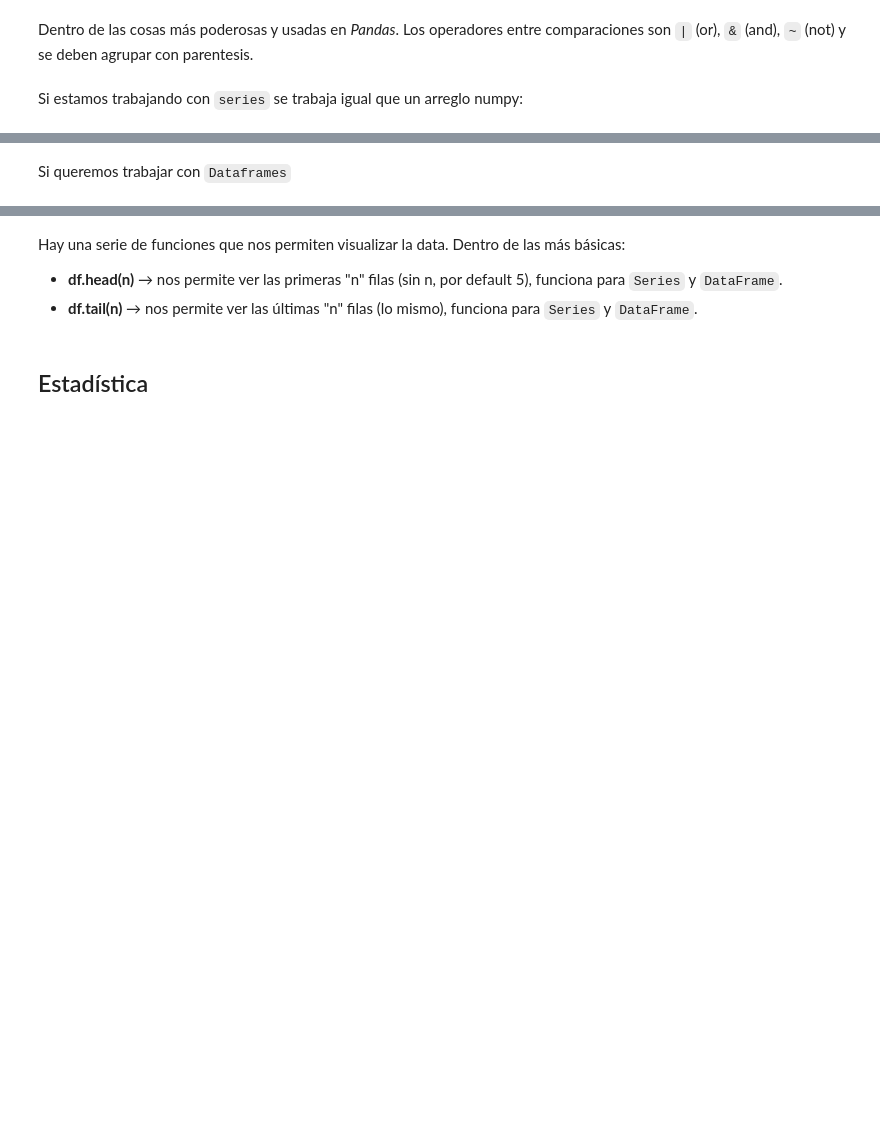
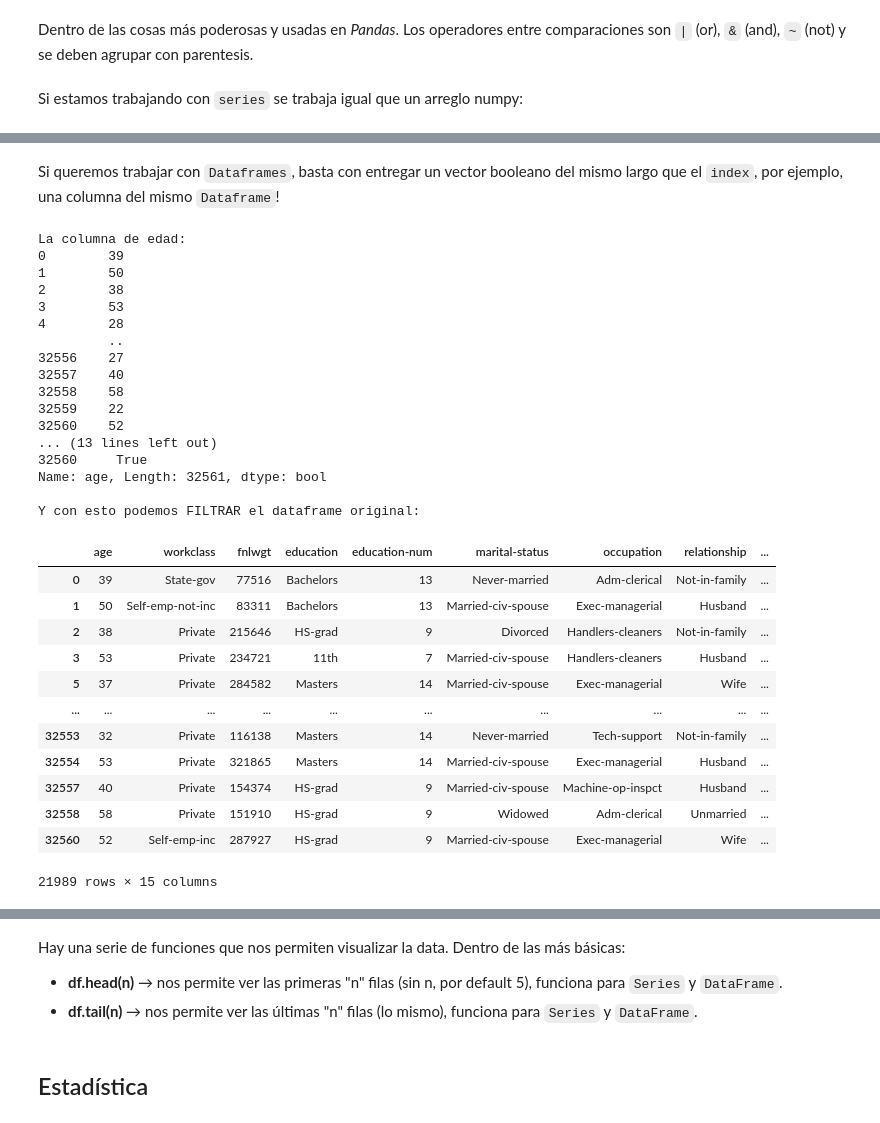
Before and after one commit to capitanespiral/data_science, a Jupyter notebook: data_engineering.ipynb, the cells around one changed output, grey strips where cells are left out. Saved outputs shown, nothing was run; the diff lists cells and outputs as text; code cells hidden in the pictures; blank space fills up the shorter version.

```diff
--- a/data_engineering.ipynb
+++ b/data_engineering.ipynb
@@ -547,2 +356,40 @@ print(s[(s>=30) & (s<=35)])
-# %% [markdown]
-Si queremos trabajar con `Dataframes`
+# %% [markdown]
+Si queremos trabajar con `Dataframes`, basta con entregar un vector booleano del mismo largo que el `index`, por ejemplo, una columna del mismo `Dataframe`!
+# %%
+print("La columna de edad:",df["age"],sep="\n")
+print("\nSi usamos alguna comparación se transforma en 'booleana':",df["age"]>30,sep="\n")
+print("\nY con esto podemos FILTRAR el dataframe original:")
+display(df[df["age"]>30])
+
+print("Por supuesto que esto puede ser TAN complejo como uno quiera!")
+# %% [output]
+La columna de edad:
+0        39
+1        50
+2        38
+3        53
+4        28
+         ..
+32556    27
+32557    40
+32558    58
+32559    22
+32560    52
+... (13 lines left out)
+32560     True
+Name: age, Length: 32561, dtype: bool
+
+Y con esto podemos FILTRAR el dataframe original:
+|  | age | workclass | fnlwgt | education | education-num | marital-status | occupation | relationship | ... |
+| 0 | 39 | State-gov | 77516 | Bachelors | 13 | Never-married | Adm-clerical | Not-in-family | ... |
+| 1 | 50 | Self-emp-not-inc | 83311 | Bachelors | 13 | Married-civ-spouse | Exec-managerial | Husband | ... |
+| 2 | 38 | Private | 215646 | HS-grad | 9 | Divorced | Handlers-cleaners | Not-in-family | ... |
+| 3 | 53 | Private | 234721 | 11th | 7 | Married-civ-spouse | Handlers-cleaners | Husband | ... |
+| 5 | 37 | Private | 284582 | Masters | 14 | Married-civ-spouse | Exec-managerial | Wife | ... |
+| ... | ... | ... | ... | ... | ... | ... | ... | ... | ... |
+| 32553 | 32 | Private | 116138 | Masters | 14 | Never-married | Tech-support | Not-in-family | ... |
+| 32554 | 53 | Private | 321865 | Masters | 14 | Married-civ-spouse | Exec-managerial | Husband | ... |
+| 32557 | 40 | Private | 154374 | HS-grad | 9 | Married-civ-spouse | Machine-op-inspct | Husband | ... |
+| 32558 | 58 | Private | 151910 | HS-grad | 9 | Widowed | Adm-clerical | Unmarried | ... |
+| 32560 | 52 | Self-emp-inc | 287927 | HS-grad | 9 | Married-civ-spouse | Exec-managerial | Wife | ... |
+21989 rows × 15 columns
```
Also changed, not shown: parts of 29 cells of this notebook, 1 other file.
